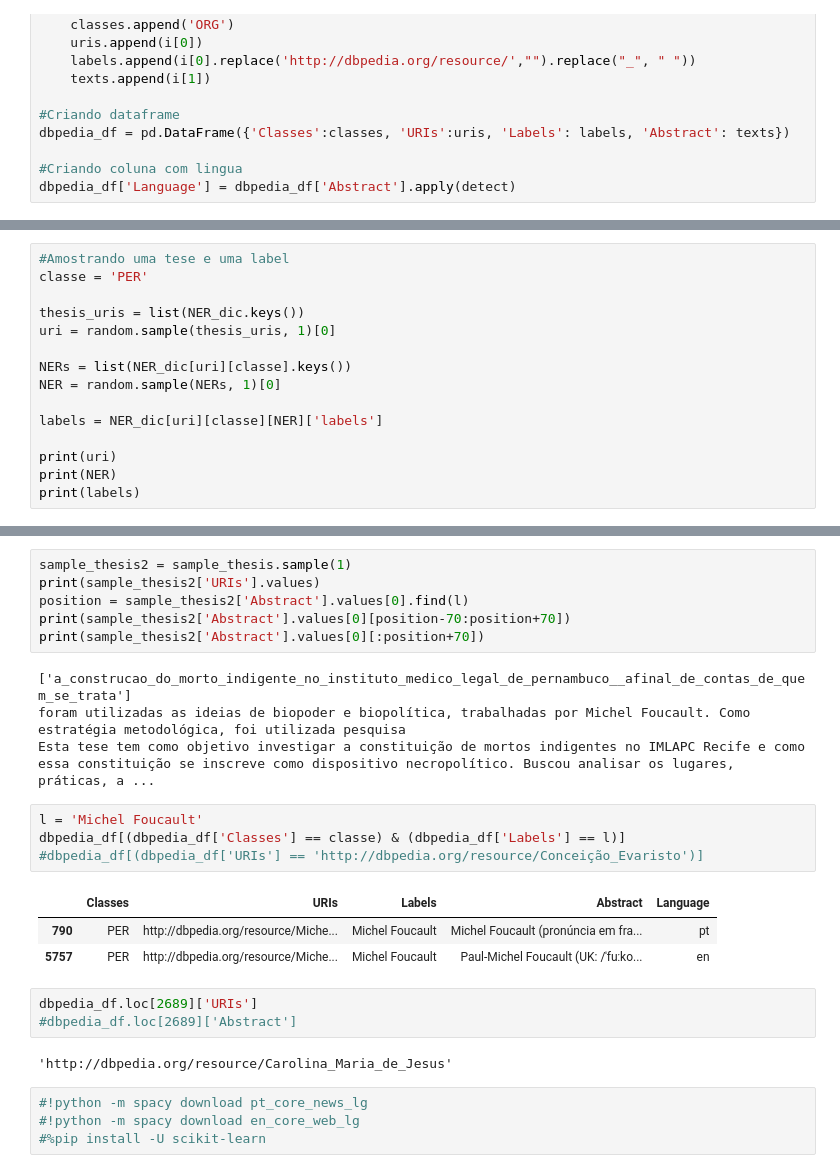
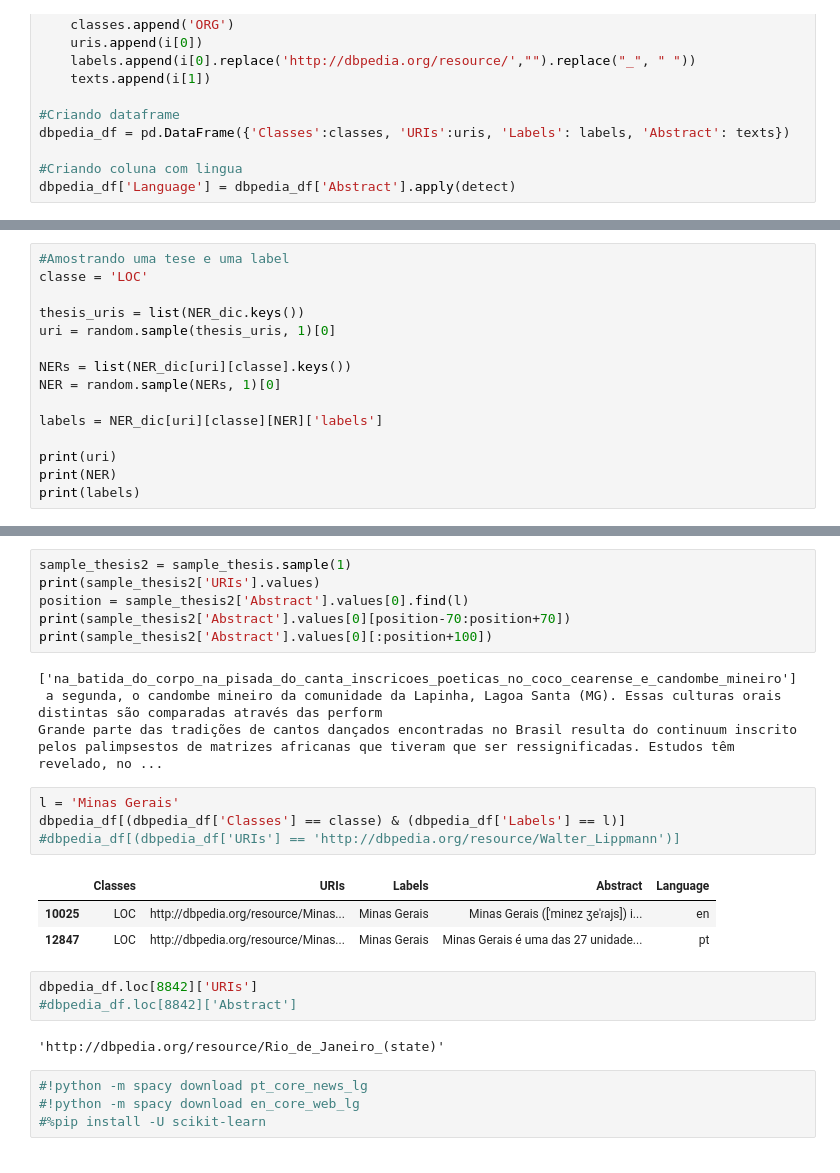
Before and after one commit to fabiocorreacordeiro/Indigenous-Slavery-KG, a Jupyter notebook: Entity Link models.ipynb, the cells around one changed output, grey strips where cells are left out. Cells and saved outputs as stored; diff of their text form.

```diff
--- a/Entity Link models.ipynb
+++ b/Entity Link models.ipynb
@@ -136,6 +134,6 @@ Para as pessoas, não iremos anotar aquelas que aparecem no texto apenas como re
 # %%
 #Amostrando uma tese e uma label
-classe = 'PER'
+classe = 'LOC'
 
 thesis_uris = list(NER_dic.keys())
 uri = random.sample(thesis_uris, 1)[0]
@@ -175,24 +173,24 @@ sample_thesis2 = sample_thesis.sample(1)
 print(sample_thesis2['URIs'].values)
 position = sample_thesis2['Abstract'].values[0].find(l)
 print(sample_thesis2['Abstract'].values[0][position-70:position+70])
-print(sample_thesis2['Abstract'].values[0][:position+70])
+print(sample_thesis2['Abstract'].values[0][:position+100])
 # %% [output]
-['a_construcao_do_morto_indigente_no_instituto_medico_legal_de_pernambuco__afinal_de_contas_de_quem_se_trata']
-foram utilizadas as ideias de biopoder e biopolítica, trabalhadas por Michel Foucault. Como estratégia metodológica, foi utilizada pesquisa
-Esta tese tem como objetivo investigar a constituição de mortos indigentes no IMLAPC Recife e como essa constituição se inscreve como dispositivo necropolítico. Buscou analisar os lugares, práticas, a ...
+['na_batida_do_corpo_na_pisada_do_canta_inscricoes_poeticas_no_coco_cearense_e_candombe_mineiro']
+ a segunda, o candombe mineiro da comunidade da Lapinha, Lagoa Santa (MG). Essas culturas orais distintas são comparadas através das perform
+Grande parte das tradições de cantos dançados encontradas no Brasil resulta do continuum inscrito pelos palimpsestos de matrizes africanas que tiveram que ser ressignificadas. Estudos têm revelado, no ...
 # %%
-l = 'Michel Foucault'
+l = 'Minas Gerais'
 dbpedia_df[(dbpedia_df['Classes'] == classe) & (dbpedia_df['Labels'] == l)]
-#dbpedia_df[(dbpedia_df['URIs'] == 'http://dbpedia.org/resource/Conceição_Evaristo')]
+#dbpedia_df[(dbpedia_df['URIs'] == 'http://dbpedia.org/resource/Walter_Lippmann')]
 # %% [output]
 |  | Classes | URIs | Labels | Abstract | Language |
-| 790 | PER | http://dbpedia.org/resource/Miche... | Michel Foucault | Michel Foucault (pronúncia em fra... | pt |
-| 5757 | PER | http://dbpedia.org/resource/Miche... | Michel Foucault | Paul-Michel Foucault (UK: /ˈfuːko... | en |
+| 10025 | LOC | http://dbpedia.org/resource/Minas... | Minas Gerais | Minas Gerais ([ˈminɐz ʒeˈɾajs]) i... | en |
+| 12847 | LOC | http://dbpedia.org/resource/Minas... | Minas Gerais | Minas Gerais é uma das 27 unidade... | pt |
 # %%
-dbpedia_df.loc[2689]['URIs']
-#dbpedia_df.loc[2689]['Abstract']
+dbpedia_df.loc[8842]['URIs']
+#dbpedia_df.loc[8842]['Abstract']
 # %% [output]
-'http://dbpedia.org/resource/Carolina_Maria_de_Jesus'
+'http://dbpedia.org/resource/Rio_de_Janeiro_(state)'
 # %%
 #!python -m spacy download pt_core_news_lg
 #!python -m spacy download en_core_web_lg
```
Also changed, not shown: parts of 3 cells of this notebook, 2 other files.
